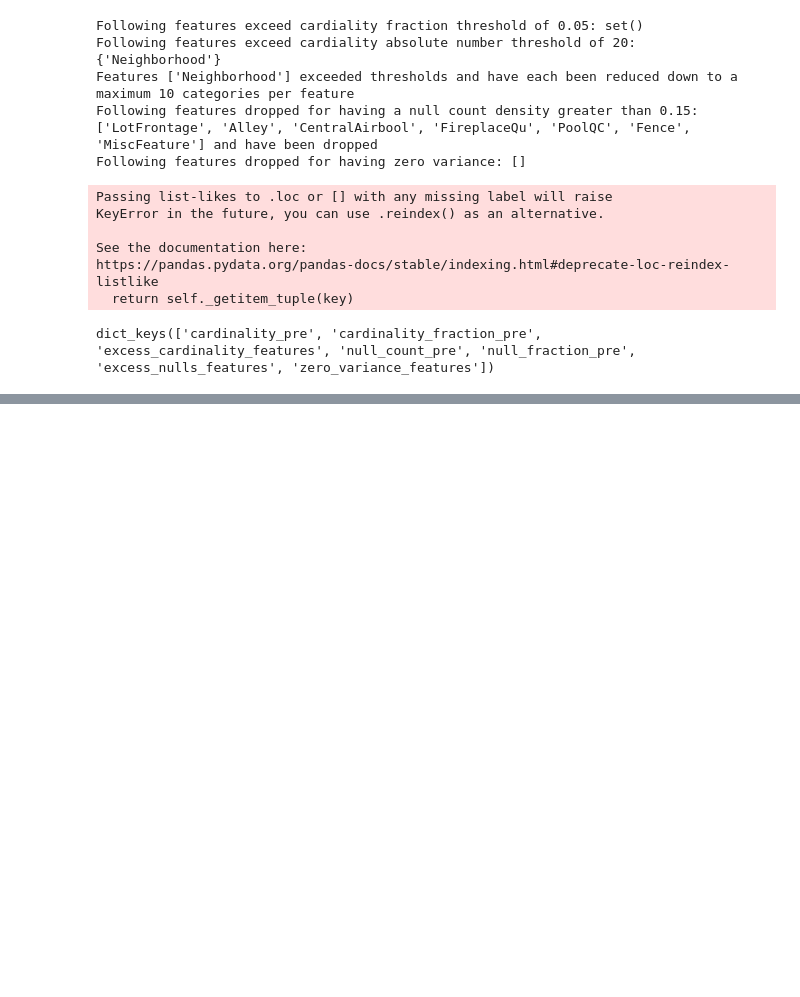
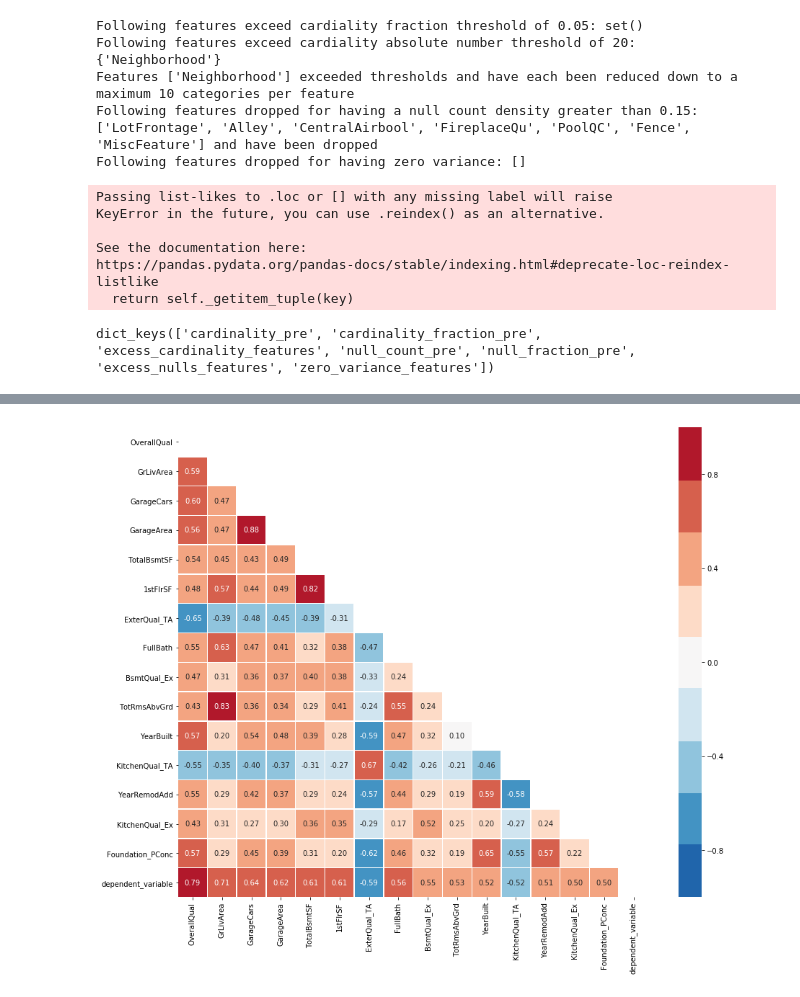
Before and after one commit to ClearScore/diver, a Jupyter notebook: example-notebooks/house-price-demo.ipynb, the cells around one changed output, grey strips where cells are left out. Drawn from its saved outputs; the diff is of its cells as text; code cells hidden in the pictures; blank space fills up the shorter version.

```diff
--- a/example-notebooks/house-price-demo.ipynb
+++ b/example-notebooks/house-price-demo.ipynb
@@ -800,2 +842,0 @@ enc = FullEncoder()
-# %%
-enc.fit_transform(df_train, useful_cols, encode_numeric=True)
@@ -842,0 +848,3 @@ Boolean features encoded
+# %%
+# Learn training set encoding attributes and transform the training set
+df_train_enc = enc.fit_transform(df_train, useful_cols, encode_numeric=True)
@@ -842,0 +919,4 @@ Boolean features encoded
+# %%
+top_correlating_features = correlation_analyser(df_train_enc, y_train, n_top_correlating_features=15)
+# %% [output]
+[figure, added]
```
Also changed, not shown: parts of 38 cells of this notebook.
